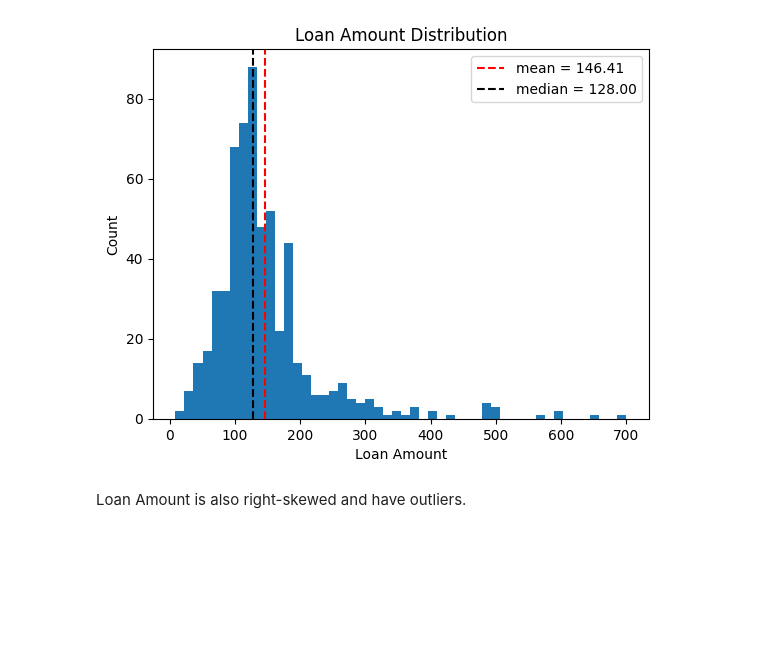
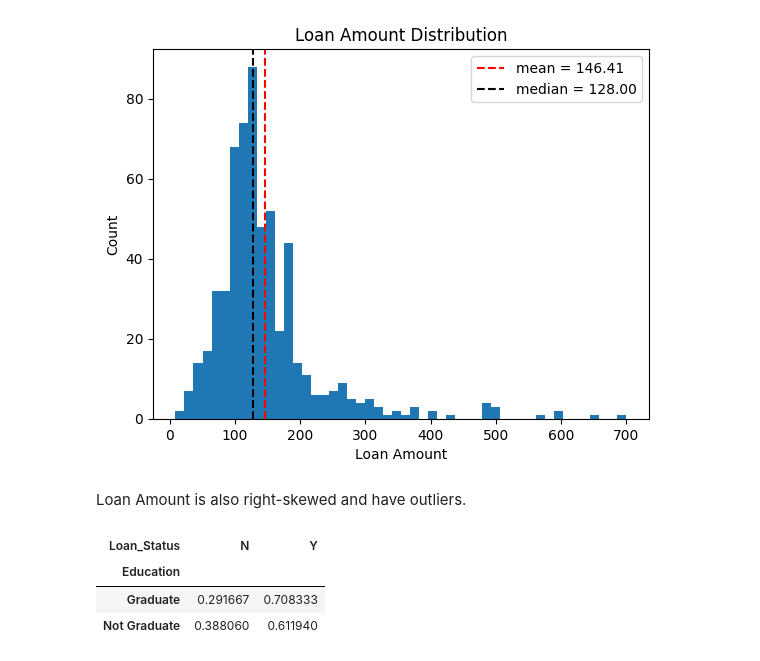
Before and after one commit to karywnl/loan-prediction, a Jupyter notebook: eda.ipynb, the cells around one changed output. Cells and saved outputs as stored; diff of their text form; code cells hidden in the pictures; blank space fills up the shorter version.

Commit message:
eda : ran hypothesis across categorical columns against approval rates

```diff
--- a/eda.ipynb
+++ b/eda.ipynb
@@ -113,3 +91,13 @@ plt.show()
 [figure]
 # %% [markdown]
 Loan Amount is also right-skewed and have outliers.
+# %%
+# Approval rate by education
+# Hypothesis: Education level may influence loan approval rates.
+
+df.groupby('Education')['Loan_Status'].value_counts(normalize=True).unstack()
+# %% [output]
+| Loan_Status | N | Y |
+| Education |  |  |
+| Graduate | 0.291667 | 0.708333 |
+| Not Graduate | 0.388060 | 0.611940 |
```
Also changed, not shown: parts of 7 cells of this notebook.
